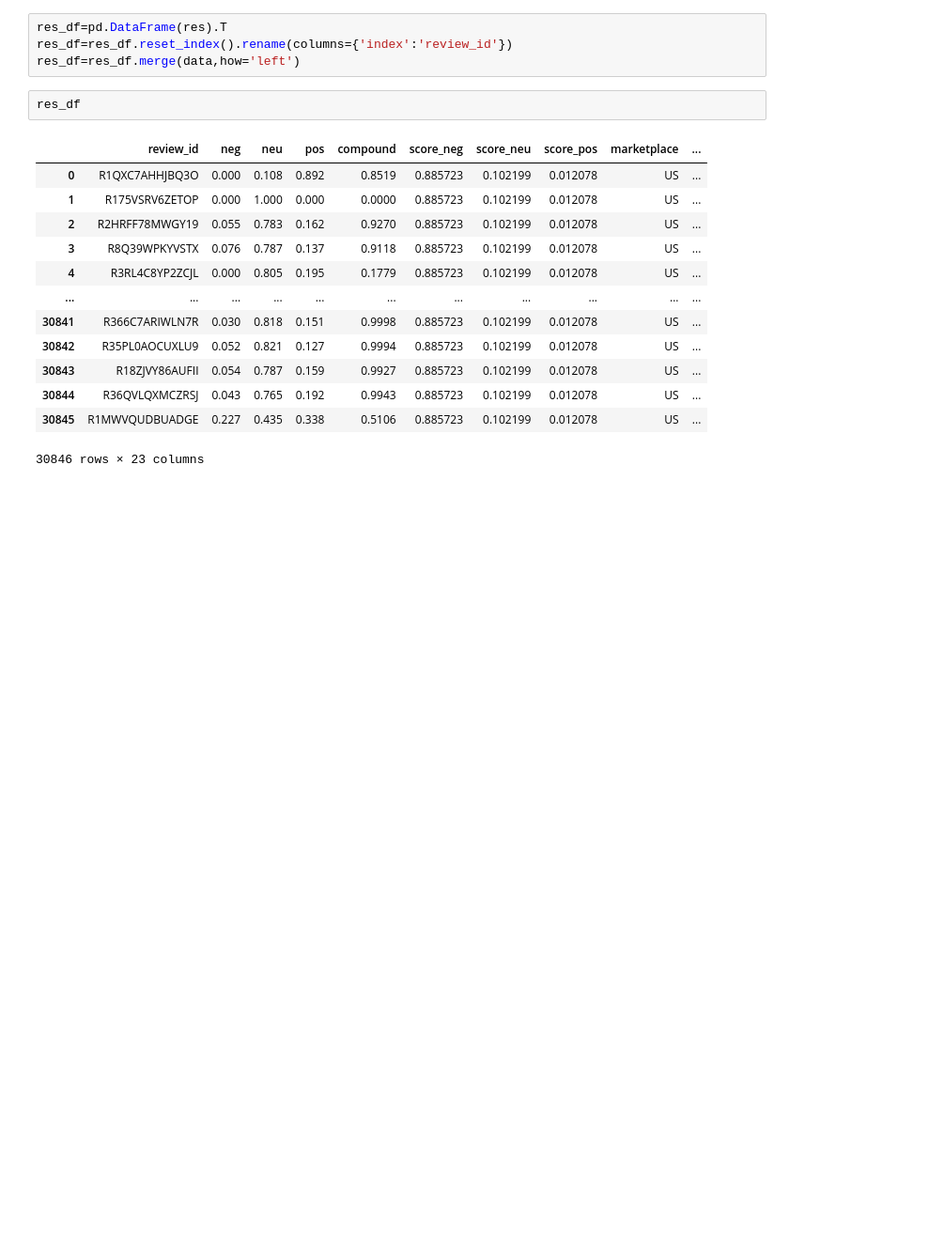
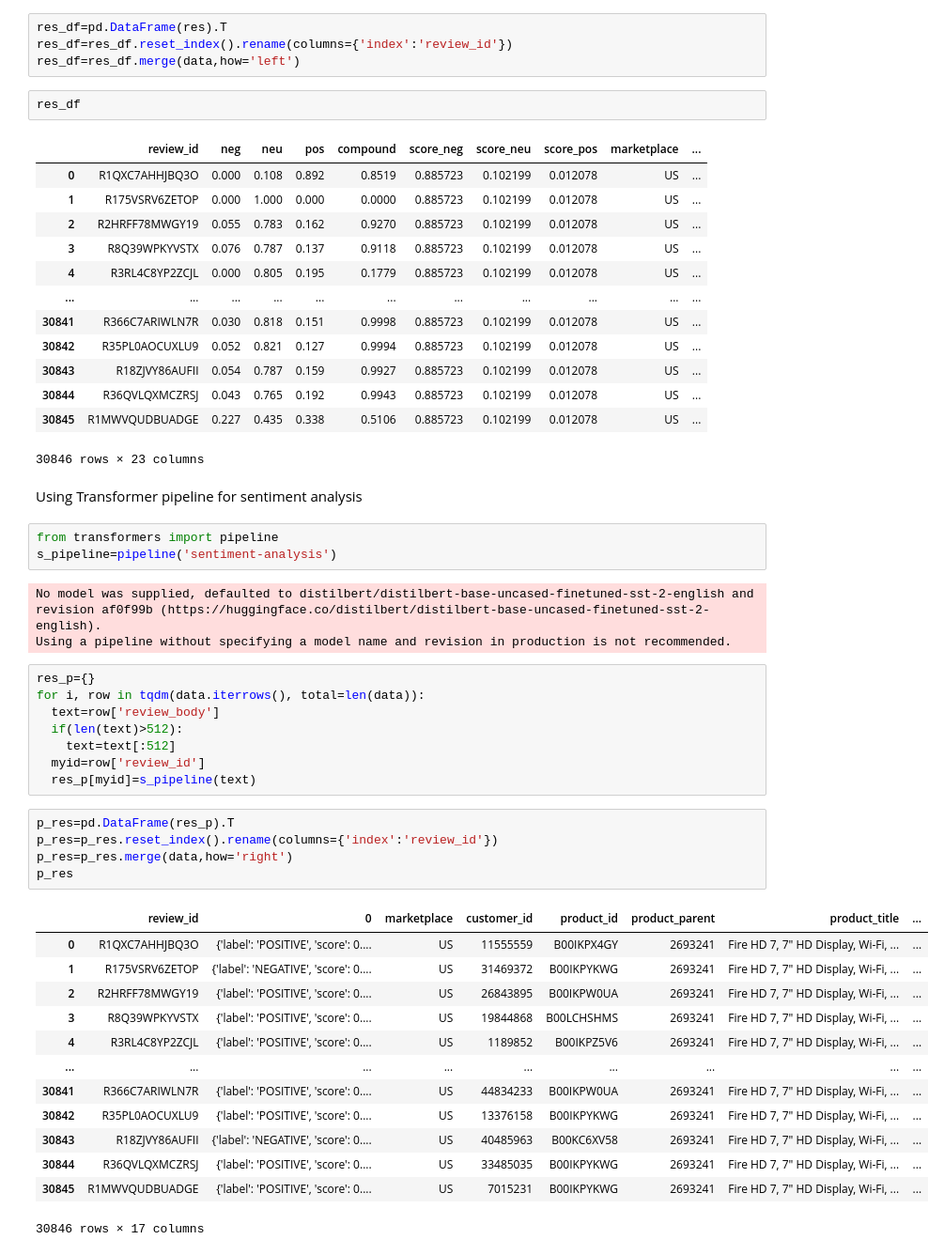
Before and after one commit to devvaii/NLP_sentiment_analysis, a Jupyter notebook: sentiment_analysis_NLP.ipynb, the cells around one changed output. Shown: that part at 94% size. Cells and saved outputs as stored; diff of their text form; blank space fills up the shorter version.

```diff
--- a/sentiment_analysis_NLP.ipynb
+++ b/sentiment_analysis_NLP.ipynb
@@ -308,3 +308,38 @@ res_df
 | 30844 | R36QVLQXMCZRSJ | 0.043 | 0.765 | 0.192 | 0.9943 | 0.885723 | 0.102199 | 0.012078 | US | ... |
 | 30845 | R1MWVQUDBUADGE | 0.227 | 0.435 | 0.338 | 0.5106 | 0.885723 | 0.102199 | 0.012078 | US | ... |
 30846 rows × 23 columns
+# %% [markdown]
+Using Transformer pipeline for sentiment analysis
+# %%
+from transformers import pipeline
+s_pipeline=pipeline('sentiment-analysis')
+# %% [output]
+No model was supplied, defaulted to distilbert/distilbert-base-uncased-finetuned-sst-2-english and revision af0f99b (https://huggingface.co/distilbert/distilbert-base-uncased-finetuned-sst-2-english).
+Using a pipeline without specifying a model name and revision in production is not recommended.
+# %%
+res_p={}
+for i, row in tqdm(data.iterrows(), total=len(data)):
+  text=row['review_body']
+  if(len(text)>512):
+    text=text[:512]
+  myid=row['review_id']
+  res_p[myid]=s_pipeline(text)
+# %%
+p_res=pd.DataFrame(res_p).T
+p_res=p_res.reset_index().rename(columns={'index':'review_id'})
+p_res=p_res.merge(data,how='right')
+p_res
+# %% [output]
+|  | review_id | 0 | marketplace | customer_id | product_id | product_parent | product_title | ... |
+| 0 | R1QXC7AHHJBQ3O | {'label': 'POSITIVE', 'score': 0.... | US | 11555559 | B00IKPX4GY | 2693241 | Fire HD 7, 7" HD Display, Wi-Fi, ... | ... |
+| 1 | R175VSRV6ZETOP | {'label': 'NEGATIVE', 'score': 0.... | US | 31469372 | B00IKPYKWG | 2693241 | Fire HD 7, 7" HD Display, Wi-Fi, ... | ... |
+| 2 | R2HRFF78MWGY19 | {'label': 'POSITIVE', 'score': 0.... | US | 26843895 | B00IKPW0UA | 2693241 | Fire HD 7, 7" HD Display, Wi-Fi, ... | ... |
+| 3 | R8Q39WPKYVSTX | {'label': 'POSITIVE', 'score': 0.... | US | 19844868 | B00LCHSHMS | 2693241 | Fire HD 7, 7" HD Display, Wi-Fi, ... | ... |
+| 4 | R3RL4C8YP2ZCJL | {'label': 'POSITIVE', 'score': 0.... | US | 1189852 | B00IKPZ5V6 | 2693241 | Fire HD 7, 7" HD Display, Wi-Fi, ... | ... |
+| ... | ... | ... | ... | ... | ... | ... | ... | ... |
+| 30841 | R366C7ARIWLN7R | {'label': 'POSITIVE', 'score': 0.... | US | 44834233 | B00IKPW0UA | 2693241 | Fire HD 7, 7" HD Display, Wi-Fi, ... | ... |
+| 30842 | R35PL0AOCUXLU9 | {'label': 'POSITIVE', 'score': 0.... | US | 13376158 | B00IKPYKWG | 2693241 | Fire HD 7, 7" HD Display, Wi-Fi, ... | ... |
+| 30843 | R18ZJVY86AUFII | {'label': 'NEGATIVE', 'score': 0.... | US | 40485963 | B00KC6XV58 | 2693241 | Fire HD 7, 7" HD Display, Wi-Fi, ... | ... |
+| 30844 | R36QVLQXMCZRSJ | {'label': 'POSITIVE', 'score': 0.... | US | 33485035 | B00IKPYKWG | 2693241 | Fire HD 7, 7" HD Display, Wi-Fi, ... | ... |
+| 30845 | R1MWVQUDBUADGE | {'label': 'POSITIVE', 'score': 0.... | US | 7015231 | B00IKPYKWG | 2693241 | Fire HD 7, 7" HD Display, Wi-Fi, ... | ... |
+30846 rows × 17 columns
```
